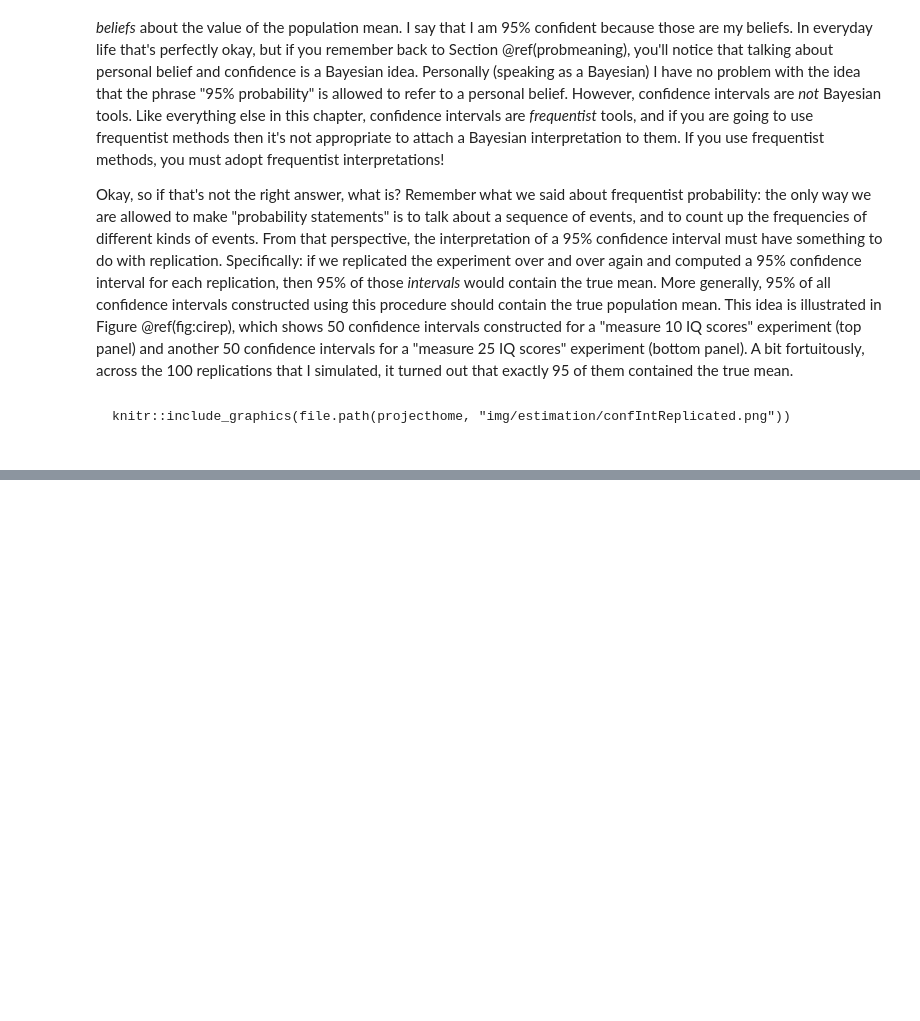
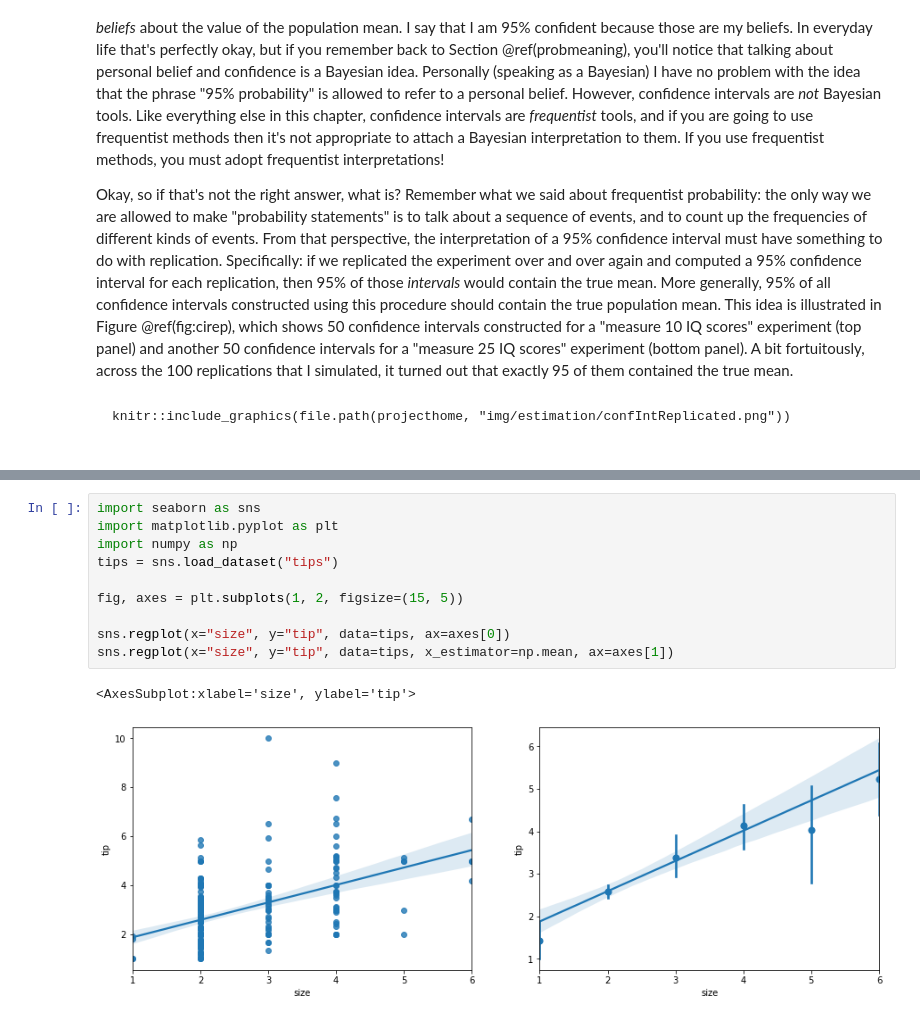
Before and after one commit to ethanweed/pythonbook, a Jupyter notebook: Book/_build/jupyter_execute/04.03-estimation.ipynb, the cells around one changed output, grey strips where cells are left out. Cells and saved outputs as stored; diff of their text form; blank space fills up the shorter version.

```diff
--- a/Book/_build/jupyter_execute/04.03-estimation.ipynb
+++ b/Book/_build/jupyter_execute/04.03-estimation.ipynb
@@ -815,0 +833,13 @@ As always, there's a lot of topics related to sampling and estimation that aren'
+# %%
+import seaborn as sns
+import matplotlib.pyplot as plt
+import numpy as np
+tips = sns.load_dataset("tips")
+
+fig, axes = plt.subplots(1, 2, figsize=(15, 5))
+
+sns.regplot(x="size", y="tip", data=tips, ax=axes[0])
+sns.regplot(x="size", y="tip", data=tips, x_estimator=np.mean, ax=axes[1])
+# %% [output]
+<AxesSubplot:xlabel='size', ylabel='tip'>
+[figure, added]
```
Also changed, not shown: parts of 26 cells of this notebook, 41 other files.
